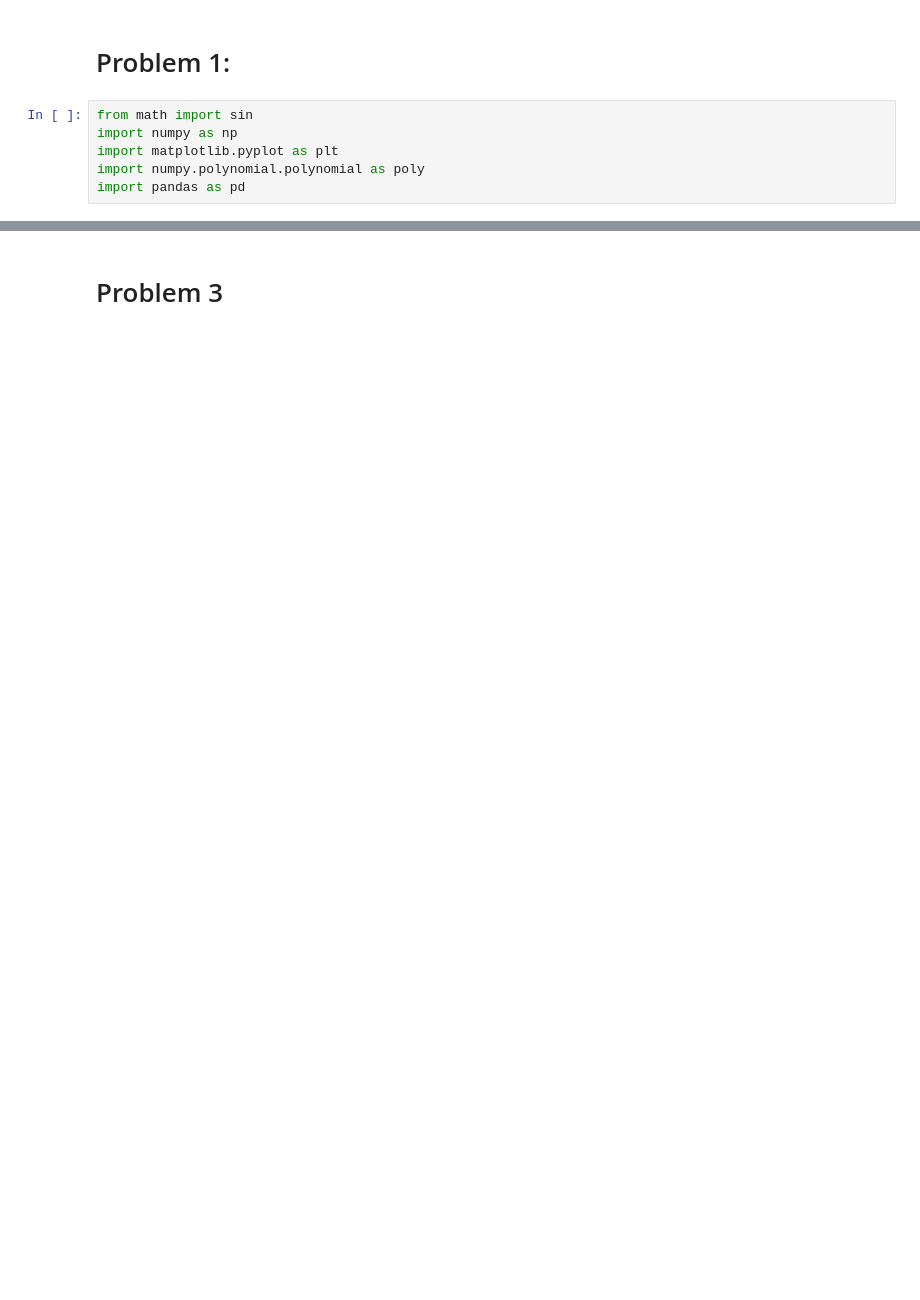
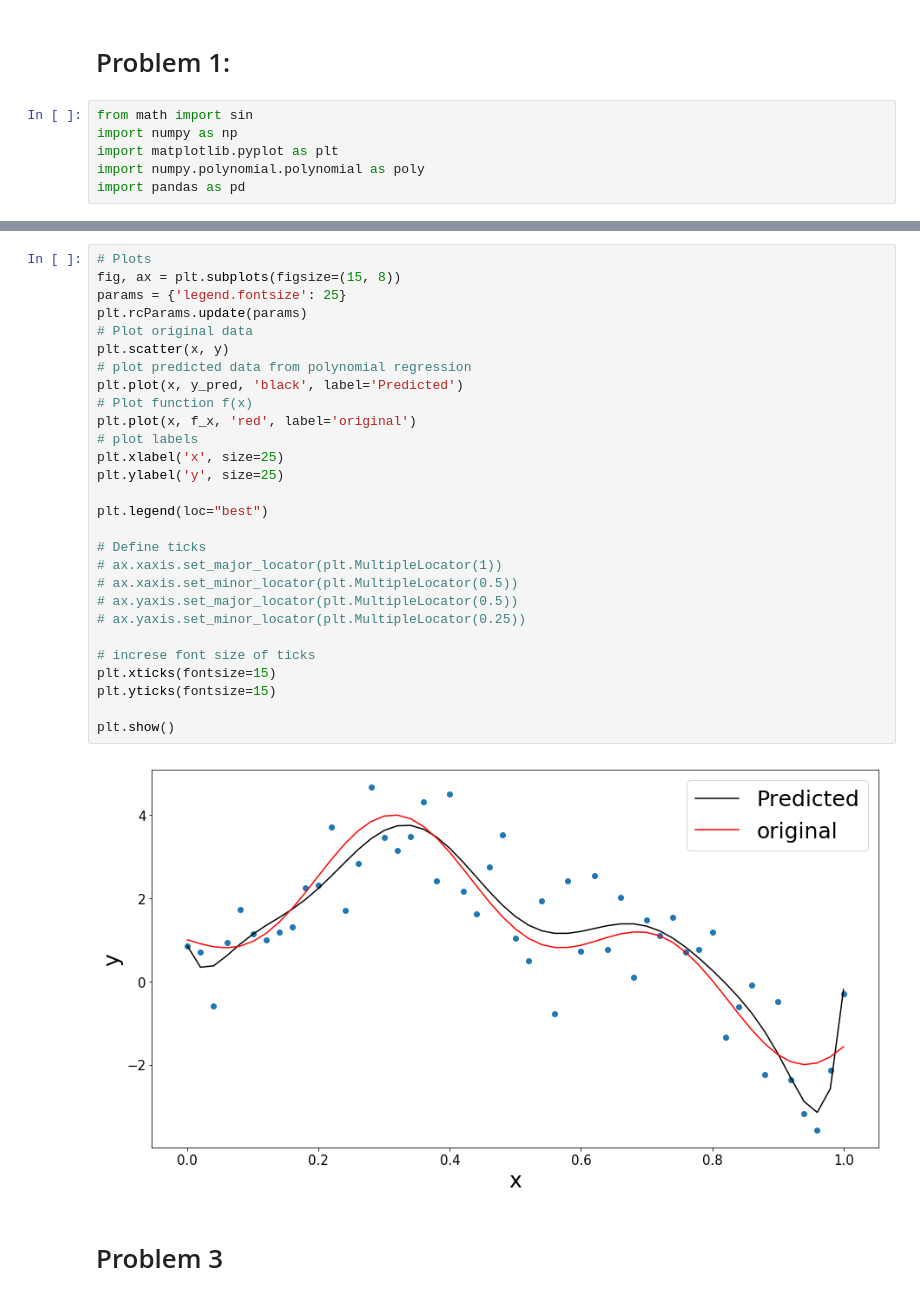
Before and after one commit to vishaldeep15/EE526-HW, a Jupyter notebook: hw1/HW1_VD.ipynb, the cells around one changed output, grey strips where cells are left out. Cells and saved outputs as stored; diff of their text form; blank space fills up the shorter version.

```diff
--- a/hw1/HW1_VD.ipynb
+++ b/hw1/HW1_VD.ipynb
@@ -59,3 +61,33 @@ plt.show()
+# %%
+# Plots
+fig, ax = plt.subplots(figsize=(15, 8))
+params = {'legend.fontsize': 25}
+plt.rcParams.update(params)
+# Plot original data
+plt.scatter(x, y)
+# plot predicted data from polynomial regression
+plt.plot(x, y_pred, 'black', label='Predicted')
+# Plot function f(x)
+plt.plot(x, f_x, 'red', label='original')
+# plot labels
+plt.xlabel('x', size=25)
+plt.ylabel('y', size=25)
+
+plt.legend(loc="best")
+
+# Define ticks
+# ax.xaxis.set_major_locator(plt.MultipleLocator(1))
+# ax.xaxis.set_minor_locator(plt.MultipleLocator(0.5))
+# ax.yaxis.set_major_locator(plt.MultipleLocator(0.5))
+# ax.yaxis.set_minor_locator(plt.MultipleLocator(0.25))
+
+# increse font size of ticks
+plt.xticks(fontsize=15)
+plt.yticks(fontsize=15)
+
+plt.show()
+# %% [output]
+[figure, added]
 # %% [markdown]
 # Problem 3
 # %%
```
Also changed, not shown: parts of 5 cells of this notebook.
